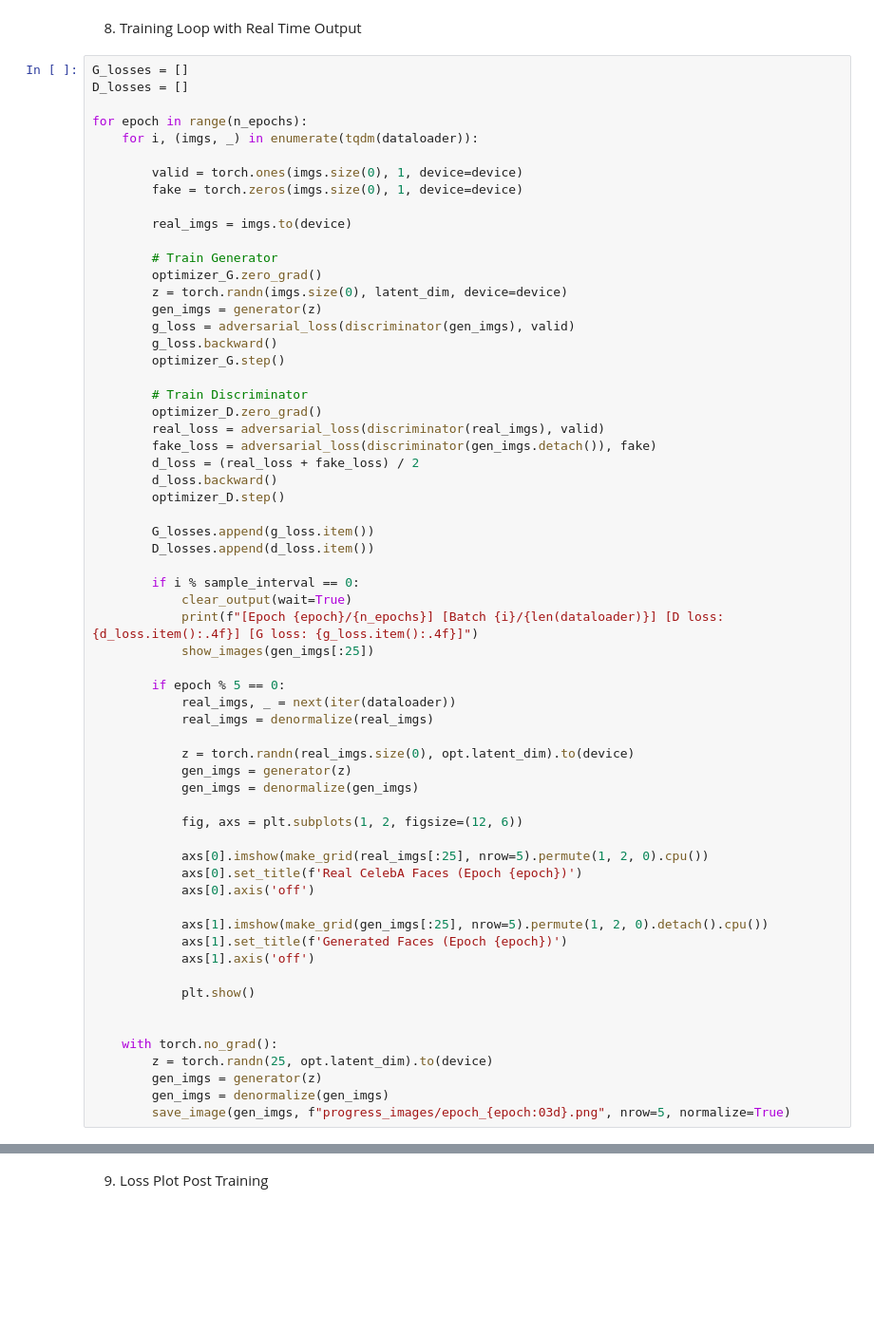
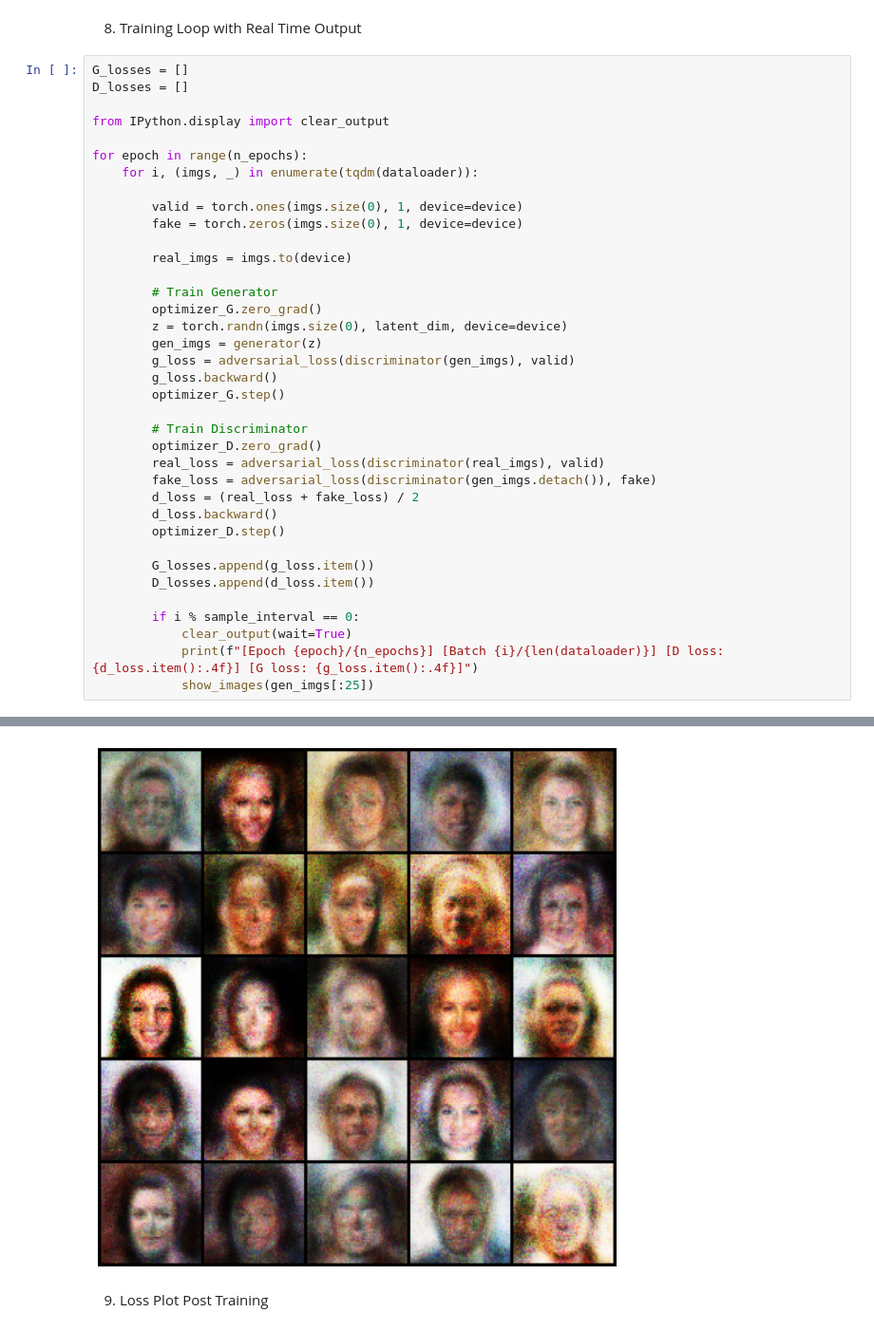
Before and after one commit to vanvocol001/PyTorch-GAN, a Jupyter notebook: implementations/gan/GAN-Demo.ipynb, the cells around one changed output, grey strips where cells are left out. Shown at 95% size. Saved outputs shown, nothing was run; the diff lists cells and outputs as text; blank space fills up the shorter version.

```diff
--- a/implementations/gan/GAN-Demo.ipynb
+++ b/implementations/gan/GAN-Demo.ipynb
@@ -145,6 +125,8 @@ def show_images(images, nrow=5):
 # %%
 G_losses = []
 D_losses = []
+
+from IPython.display import clear_output
 
 for epoch in range(n_epochs):
     for i, (imgs, _) in enumerate(tqdm(dataloader)):
@@ -177,30 +159,4 @@ for epoch in range(n_epochs):
             clear_output(wait=True)
             print(f"[Epoch {epoch}/{n_epochs}] [Batch {i}/{len(dataloader)}] [D loss: {d_loss.item():.4f}] [G loss: {g_loss.item():.4f}]")
             show_images(gen_imgs[:25])
-
-        if epoch % 5 == 0:
-            real_imgs, _ = next(iter(dataloader))
-            real_imgs = denormalize(real_imgs)
-
-            z = torch.randn(real_imgs.size(0), opt.latent_dim).to(device)
-            gen_imgs = generator(z)
-            gen_imgs = denormalize(gen_imgs)
-
-            fig, axs = plt.subplots(1, 2, figsize=(12, 6))
-
-            axs[0].imshow(make_grid(real_imgs[:25], nrow=5).permute(1, 2, 0).cpu())
-            axs[0].set_title(f'Real CelebA Faces (Epoch {epoch})')
-            axs[0].axis('off')
-
-            axs[1].imshow(make_grid(gen_imgs[:25], nrow=5).permute(1, 2, 0).detach().cpu())
-            axs[1].set_title(f'Generated Faces (Epoch {epoch})')
-            axs[1].axis('off')
-
-            plt.show()
-
-
-    with torch.no_grad():
-        z = torch.randn(25, opt.latent_dim).to(device)
-        gen_imgs = generator(z)
-        gen_imgs = denormalize(gen_imgs)
-        save_image(gen_imgs, f"progress_images/epoch_{epoch:03d}.png", nrow=5, normalize=True)
+# %% [output]
@@ -207,3 +164,4 @@ for epoch in range(n_epochs):
+[figure, added]
 # %% [markdown]
 9. Loss Plot Post Training
 # %%
```
Also changed, not shown: parts of 14 cells of this notebook.
